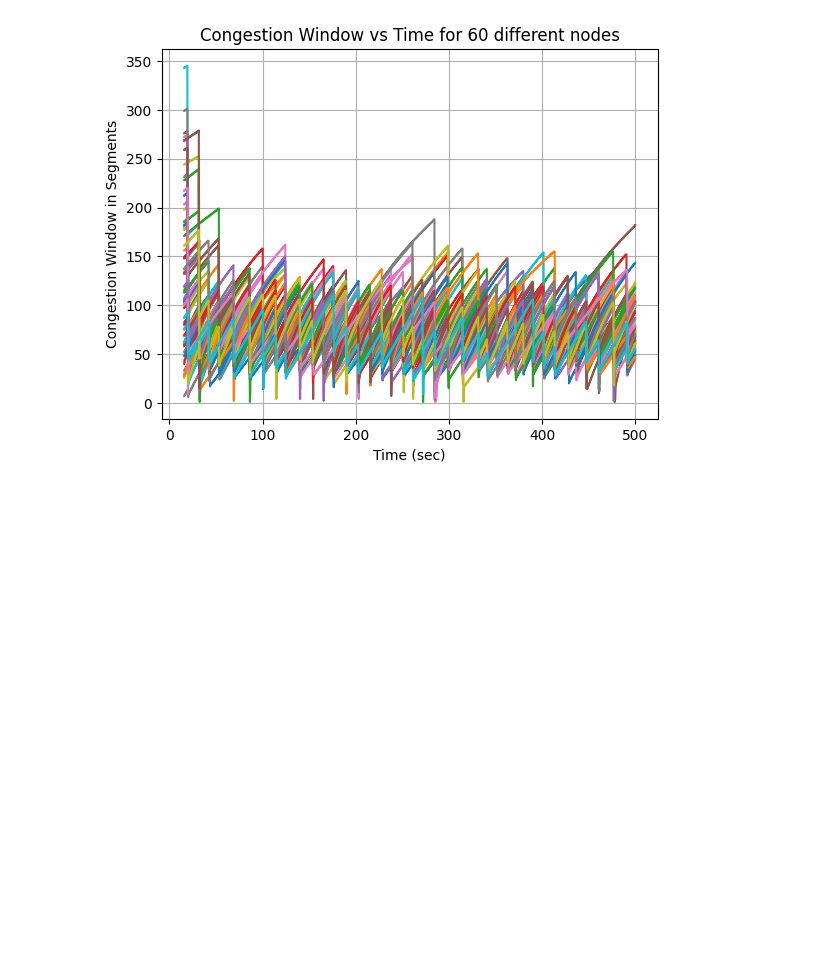
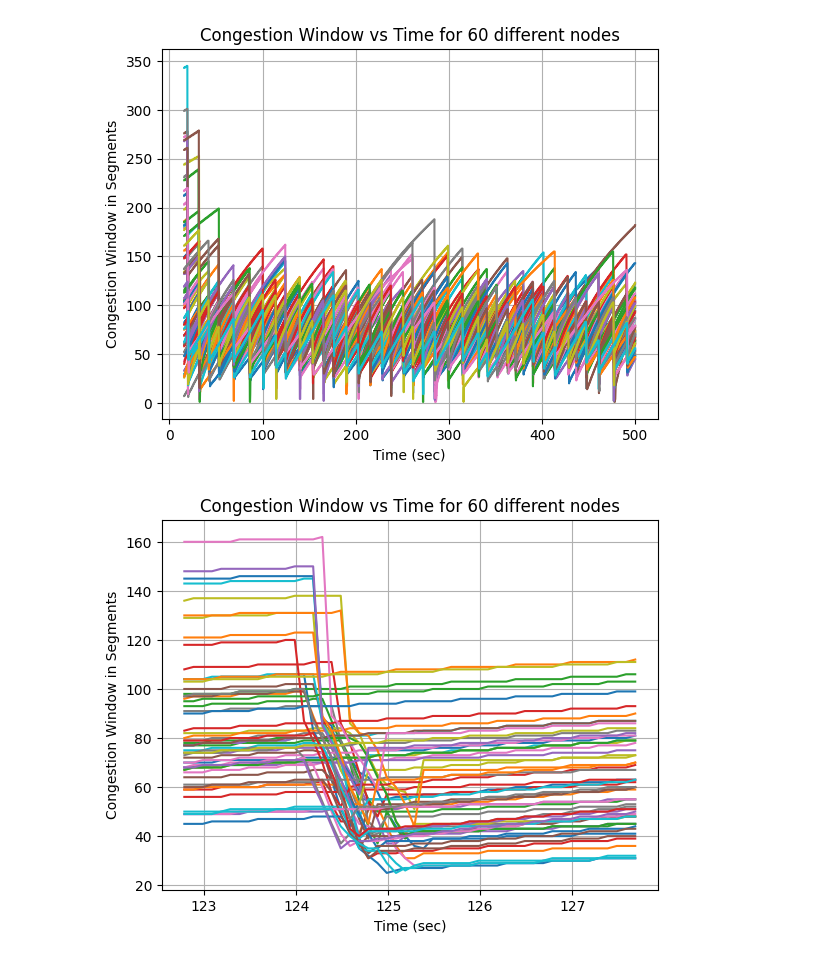
Before and after one commit to somitgond/mtp, a Jupyter notebook: pythonWork/beta_estimation.ipynb, the cells around one changed output. Drawn from its saved outputs; the diff is of its cells as text; code cells hidden in the pictures; blank space fills up the shorter version.

```diff
--- a/pythonWork/beta_estimation.ipynb
+++ b/pythonWork/beta_estimation.ipynb
@@ -36,0 +35,3 @@ plt.grid()
+# %%
+# Variables
+folder_path = '/home/jack/github/mtp/pythonWork/tcp-dumbbell-regular-tcplinuxreno/'
@@ -49,2 +50,18 @@ plt.grid()
 # %% [output]
 [figure]
+# %%
+os.chdir(folder_path)
+data_to_n = []
+for f in os.listdir():
+    if(f.endswith('.cwnd')):
+        d = np.genfromtxt(f, delimiter=8).reshape(-1, 2)
+        li = 1070
+        hi = 1120
+        data_to_n.append(d[li:hi, 1])
+        plt.plot(d[li:hi, 0], d[li:hi, 1], label=f"{f}")
+plt.xlabel("Time (sec)")
+plt.ylabel("Congestion Window in Segments")
+plt.title("Congestion Window vs Time for 60 different nodes")
+plt.grid()
+# %% [output]
+[figure, added]
```
Also changed, not shown: parts of 32 cells of this notebook, 1 other file.
